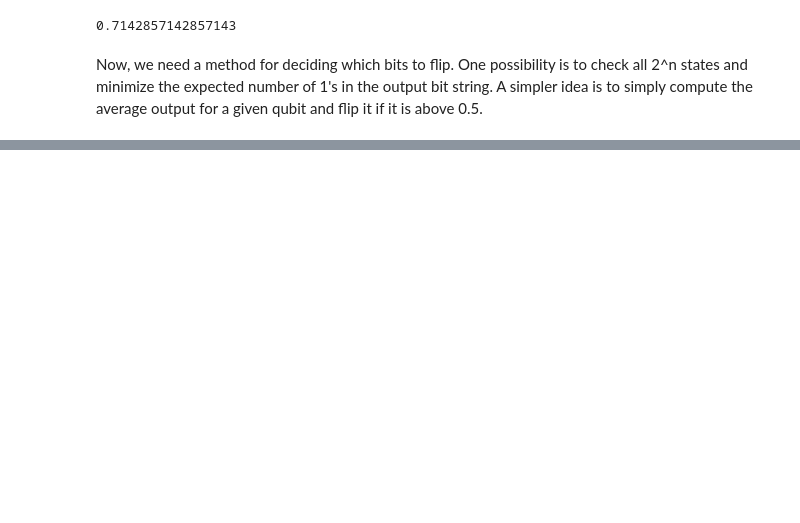
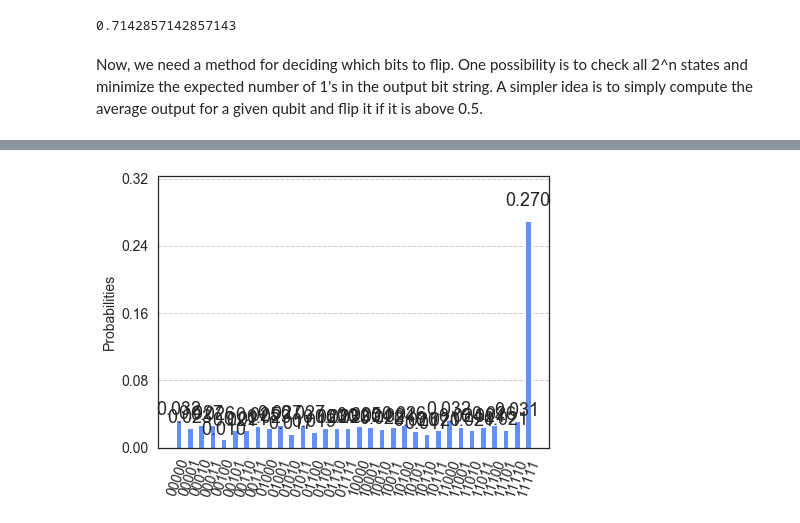
Before and after one commit to LBNL-HEP-QIS/ReadoutRebalancing, a Jupyter notebook: TestRebalancing.ipynb, the cells around one changed output, grey strips where cells are left out. Drawn from its saved outputs; the diff is of its cells as text; code cells hidden in the pictures; blank space fills up the shorter version.

Commit message:
Add files via upload
Testing Grover's Algorithm

```diff
--- a/TestRebalancing.ipynb
+++ b/TestRebalancing.ipynb
@@ -784,0 +822,20 @@ on i= 99
+# %%
+expression = LogicalExpressionOracle("a & b & c & d & e") #Gives us a state of 11111 for our result.
+expression.construct_circuit()
+
+backend = Aer.get_backend('qasm_simulator')
+n = 5
+G = Grover(expression)
+# %%
+grover_nominal = Grover.construct_circuit(G, measurement = False)
+cr = ClassicalRegister(n)
+grover_nominal.add_register(cr)
+grover_nominal.append(measure2_r, [0,1,2,3,4],[0,1,2,3,4])
+
+job = execute(grover_nominal, backend)
+results = job.result()
+counts_true = results.get_counts()
+plot_histogram(counts_true)
+#grover_nominal.draw()
+# %% [output]
+[figure, added]
```
Also changed, not shown: parts of 34 cells of this notebook.
